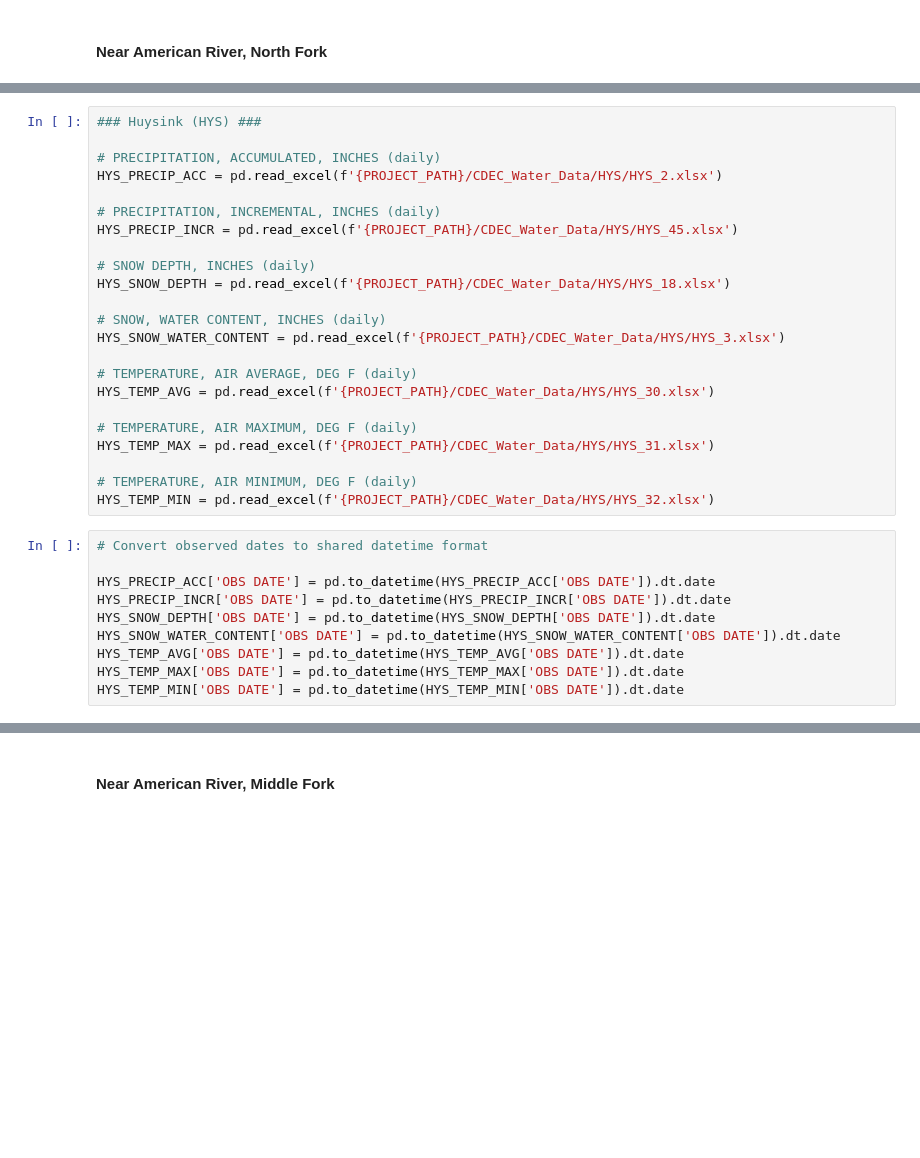
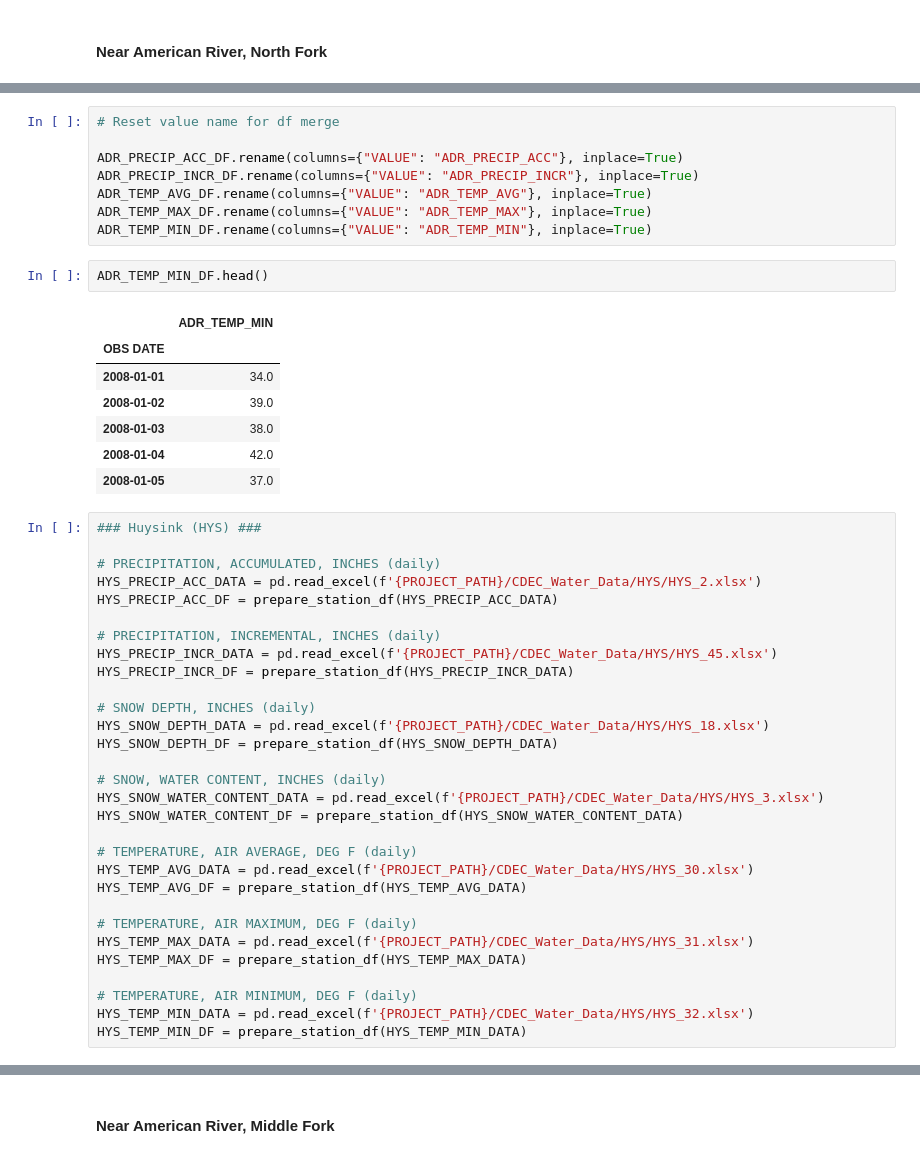
Before and after one commit to lauren-alexandra/basin-inflow-dnn, a Jupyter notebook: weather-informed-reservoir-operation.ipynb, the cells around one changed output, grey strips where cells are left out. Drawn from its saved outputs; the diff is of its cells as text; blank space fills up the shorter version.

```diff
--- a/weather-informed-reservoir-operation.ipynb
+++ b/weather-informed-reservoir-operation.ipynb
@@ -300,33 +327,48 @@ ADR_TEMP_MIN['OBS DATE'] = pd.to_datetime(ADR_TEMP_MIN['OBS DATE']).dt.date
+# %%
+# Reset value name for df merge
+
+ADR_PRECIP_ACC_DF.rename(columns={"VALUE": "ADR_PRECIP_ACC"}, inplace=True)
+ADR_PRECIP_INCR_DF.rename(columns={"VALUE": "ADR_PRECIP_INCR"}, inplace=True)
+ADR_TEMP_AVG_DF.rename(columns={"VALUE": "ADR_TEMP_AVG"}, inplace=True)
+ADR_TEMP_MAX_DF.rename(columns={"VALUE": "ADR_TEMP_MAX"}, inplace=True)
+ADR_TEMP_MIN_DF.rename(columns={"VALUE": "ADR_TEMP_MIN"}, inplace=True)
+# %%
+ADR_TEMP_MIN_DF.head()
+# %% [output]
+|  | ADR_TEMP_MIN |
+| OBS DATE |  |
+| 2008-01-01 | 34.0 |
+| 2008-01-02 | 39.0 |
+| 2008-01-03 | 38.0 |
+| 2008-01-04 | 42.0 |
+| 2008-01-05 | 37.0 |
 # %%
 ### Huysink (HYS) ###
 
 # PRECIPITATION, ACCUMULATED, INCHES (daily)
-HYS_PRECIP_ACC = pd.read_excel(f'{PROJECT_PATH}/CDEC_Water_Data/HYS/HYS_2.xlsx')
+HYS_PRECIP_ACC_DATA = pd.read_excel(f'{PROJECT_PATH}/CDEC_Water_Data/HYS/HYS_2.xlsx')
+HYS_PRECIP_ACC_DF = prepare_station_df(HYS_PRECIP_ACC_DATA)
 
 # PRECIPITATION, INCREMENTAL, INCHES (daily)
-HYS_PRECIP_INCR = pd.read_excel(f'{PROJECT_PATH}/CDEC_Water_Data/HYS/HYS_45.xlsx')
+HYS_PRECIP_INCR_DATA = pd.read_excel(f'{PROJECT_PATH}/CDEC_Water_Data/HYS/HYS_45.xlsx')
+HYS_PRECIP_INCR_DF = prepare_station_df(HYS_PRECIP_INCR_DATA)
 
 # SNOW DEPTH, INCHES (daily)
-HYS_SNOW_DEPTH = pd.read_excel(f'{PROJECT_PATH}/CDEC_Water_Data/HYS/HYS_18.xlsx')
+HYS_SNOW_DEPTH_DATA = pd.read_excel(f'{PROJECT_PATH}/CDEC_Water_Data/HYS/HYS_18.xlsx')
+HYS_SNOW_DEPTH_DF = prepare_station_df(HYS_SNOW_DEPTH_DATA)
 
 # SNOW, WATER CONTENT, INCHES (daily)
-HYS_SNOW_WATER_CONTENT = pd.read_excel(f'{PROJECT_PATH}/CDEC_Water_Data/HYS/HYS_3.xlsx')
+HYS_SNOW_WATER_CONTENT_DATA = pd.read_excel(f'{PROJECT_PATH}/CDEC_Water_Data/HYS/HYS_3.xlsx')
+HYS_SNOW_WATER_CONTENT_DF = prepare_station_df(HYS_SNOW_WATER_CONTENT_DATA)
 
 # TEMPERATURE, AIR AVERAGE, DEG F (daily)
-HYS_TEMP_AVG = pd.read_excel(f'{PROJECT_PATH}/CDEC_Water_Data/HYS/HYS_30.xlsx')
+HYS_TEMP_AVG_DATA = pd.read_excel(f'{PROJECT_PATH}/CDEC_Water_Data/HYS/HYS_30.xlsx')
+HYS_TEMP_AVG_DF = prepare_station_df(HYS_TEMP_AVG_DATA)
 
 # TEMPERATURE, AIR MAXIMUM, DEG F (daily)
-HYS_TEMP_MAX = pd.read_excel(f'{PROJECT_PATH}/CDEC_Water_Data/HYS/HYS_31.xlsx')
+HYS_TEMP_MAX_DATA = pd.read_excel(f'{PROJECT_PATH}/CDEC_Water_Data/HYS/HYS_31.xlsx')
+HYS_TEMP_MAX_DF = prepare_station_df(HYS_TEMP_MAX_DATA)
 
 # TEMPERATURE, AIR MINIMUM, DEG F (daily)
-HYS_TEMP_MIN = pd.read_excel(f'{PROJECT_PATH}/CDEC_Water_Data/HYS/HYS_32.xlsx')
+HYS_TEMP_MIN_DATA = pd.read_excel(f'{PROJECT_PATH}/CDEC_Water_Data/HYS/HYS_32.xlsx')
+HYS_TEMP_MIN_DF = prepare_station_df(HYS_TEMP_MIN_DATA)
-# %%
-# Convert observed dates to shared datetime format
-
-HYS_PRECIP_ACC['OBS DATE'] = pd.to_datetime(HYS_PRECIP_ACC['OBS DATE']).dt.date
-HYS_PRECIP_INCR['OBS DATE'] = pd.to_datetime(HYS_PRECIP_INCR['OBS DATE']).dt.date
-HYS_SNOW_DEPTH['OBS DATE'] = pd.to_datetime(HYS_SNOW_DEPTH['OBS DATE']).dt.date
-HYS_SNOW_WATER_CONTENT['OBS DATE'] = pd.to_datetime(HYS_SNOW_WATER_CONTENT['OBS DATE']).dt.date
-HYS_TEMP_AVG['OBS DATE'] = pd.to_datetime(HYS_TEMP_AVG['OBS DATE']).dt.date
-HYS_TEMP_MAX['OBS DATE'] = pd.to_datetime(HYS_TEMP_MAX['OBS DATE']).dt.date
-HYS_TEMP_MIN['OBS DATE'] = pd.to_datetime(HYS_TEMP_MIN['OBS DATE']).dt.date
```
Also changed, not shown: parts of 22 cells of this notebook.
